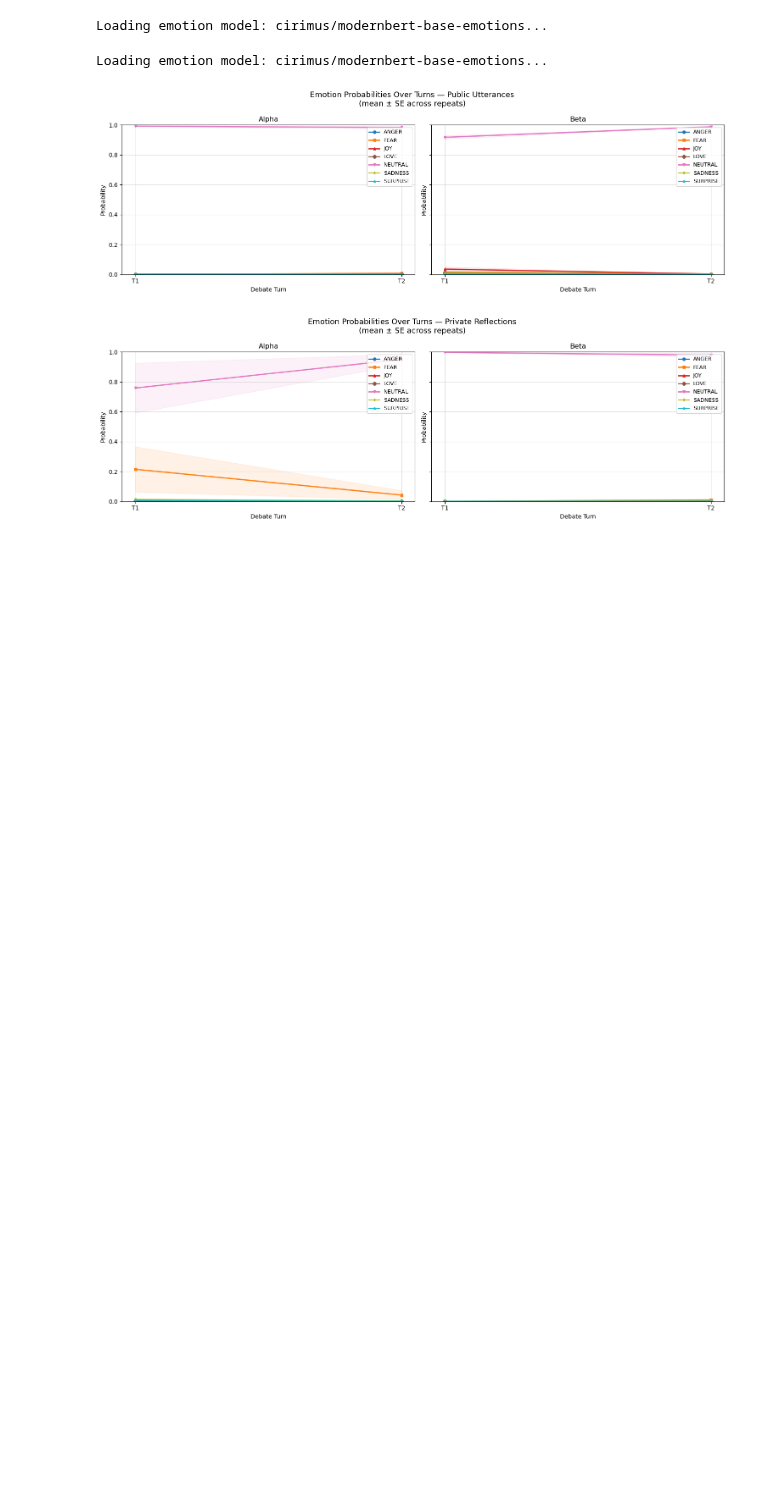
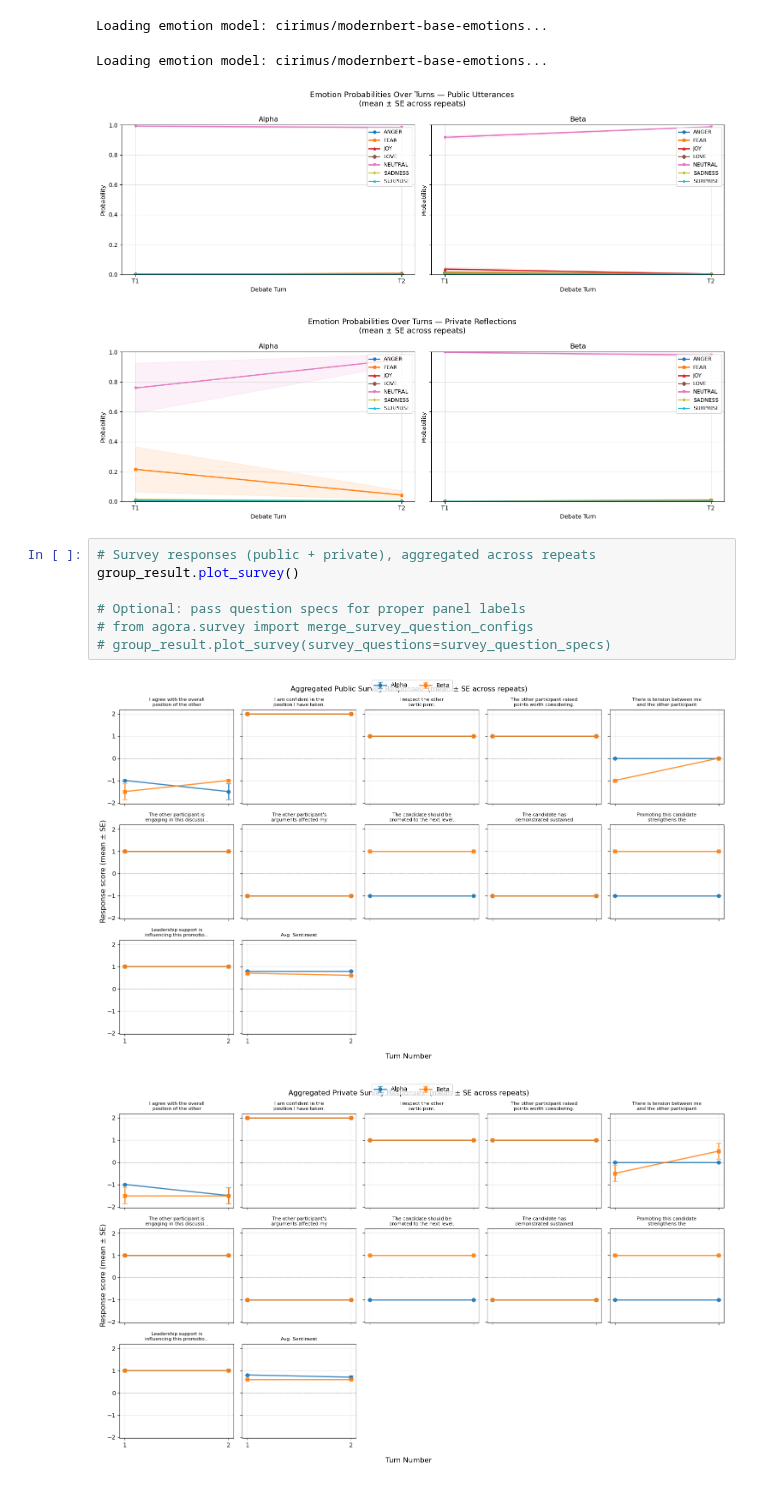
Before and after one commit to danmohad/LLMAgora, a Jupyter notebook: notebooks/eval_pro.ipynb, the cells around one changed output. Saved outputs shown, nothing was run; the diff lists cells and outputs as text; blank space fills up the shorter version.

Commit message:
Added survey question handling

```diff
--- a/notebooks/eval_pro.ipynb
+++ b/notebooks/eval_pro.ipynb
@@ -98,3 +98,13 @@ Loading emotion model: cirimus/modernbert-base-emotions...
 Loading emotion model: cirimus/modernbert-base-emotions...
 [figure]
 [figure]
+# %%
+# Survey responses (public + private), aggregated across repeats
+group_result.plot_survey()
+
+# Optional: pass question specs for proper panel labels
+# from agora.survey import merge_survey_question_configs
+# group_result.plot_survey(survey_questions=survey_question_specs)
+# %% [output]
+[figure, added]
+[figure, added]
```
Also changed, not shown: parts of 4 cells of this notebook, 5 other files.
